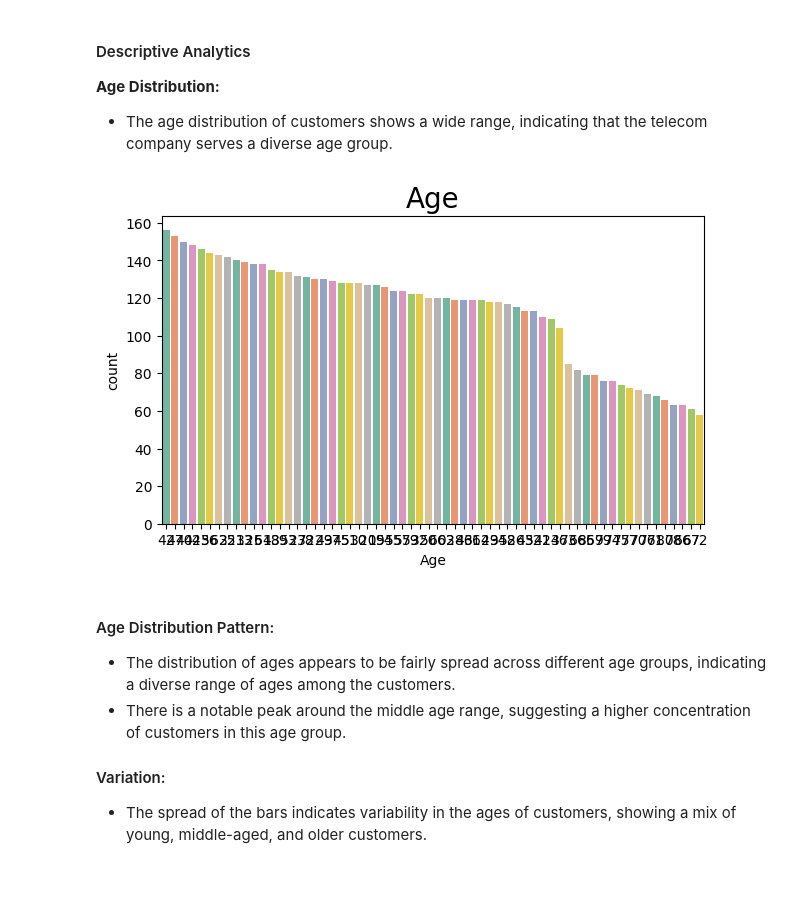
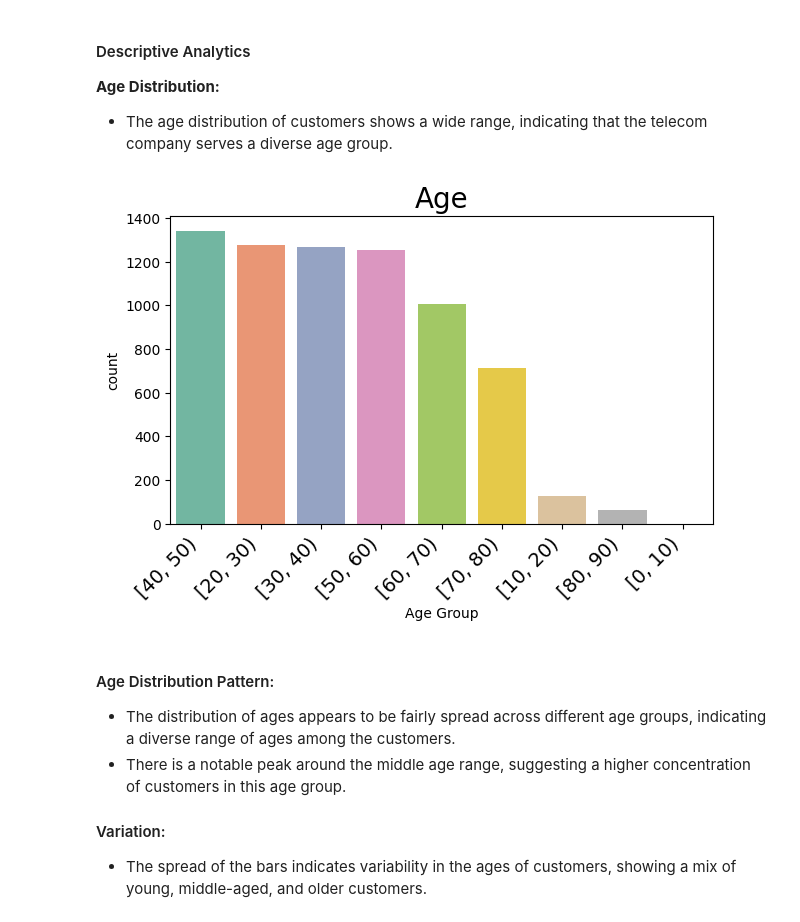
Before and after one commit to adeline-pepela/Customer_prediction_project, a Jupyter notebook: Adeline_Makokha_Term_Project.ipynb, the cells around one changed output. Saved outputs shown, nothing was run; the diff lists cells and outputs as text; code cells hidden in the pictures; blank space fills up the shorter version.

```diff
--- a/Adeline_Makokha_Term_Project.ipynb
+++ b/Adeline_Makokha_Term_Project.ipynb
@@ -200,19 +200,35 @@ churn.describe().T
 #### Descriptive Analytics
  **Age Distribution:**
    - The age distribution of customers shows a wide range, indicating that the telecom company serves a diverse age group.
-# %%
-# countplot figure
-def fig_countplot(churn, col, sort):
-    fig = plt.figure(figsize=(7, 4))
-    fig.set_facecolor('white')
-    if (sort): ax = sns.countplot(data=churn, x=col, order=churn[col].value_counts().index, palette='Set2')
-    else: ax = sns.countplot(data=churn, x=col, bins=10, palette='Set2')
-    ax.set_title(col, fontsize=20)
-    # ax.set_xticklabels(ax.get_xticklabels(), rotation=30, ha='right', fontsize=14)
-    plt.show()
-fig_countplot(churn, 'Age', sort=True)
-# %% [output]
-[figure, removed]
+# %%
+import pandas as pd
+import seaborn as sns
+import matplotlib.pyplot as plt
+
+# Function to create a countplot with age binning
+def fig_countplot(churn, col, sort, bin_size=10):
+    # Create bins for the Age column (change the bin size as needed)
+    churn['Age Group'] = pd.cut(churn[col], bins=range(0, 100, bin_size), right=False)
+
+    # Set up the figure
+    fig = plt.figure(figsize=(7, 4))
+    fig.set_facecolor('white')
+
+    # Generate countplot with sorted values
+    if sort:
+        ax = sns.countplot(data=churn, x='Age Group', order=churn['Age Group'].value_counts().index, palette='Set2')
+    else:
+        ax = sns.countplot(data=churn, x='Age Group', palette='Set2')
+
+    # Customize plot appearance
+    ax.set_title(col, fontsize=20)
+    ax.set_xticklabels(ax.get_xticklabels(), rotation=45, ha='right', fontsize=14)
+    plt.show()
+
+# Example: Call the function with the 'churn' DataFrame
+fig_countplot(churn, 'Age', sort=True)
+# %% [output]
+[figure, added]
 # %% [markdown]
 #### Age Distribution Pattern:
 
```
Also changed, not shown: parts of 27 cells of this notebook.
